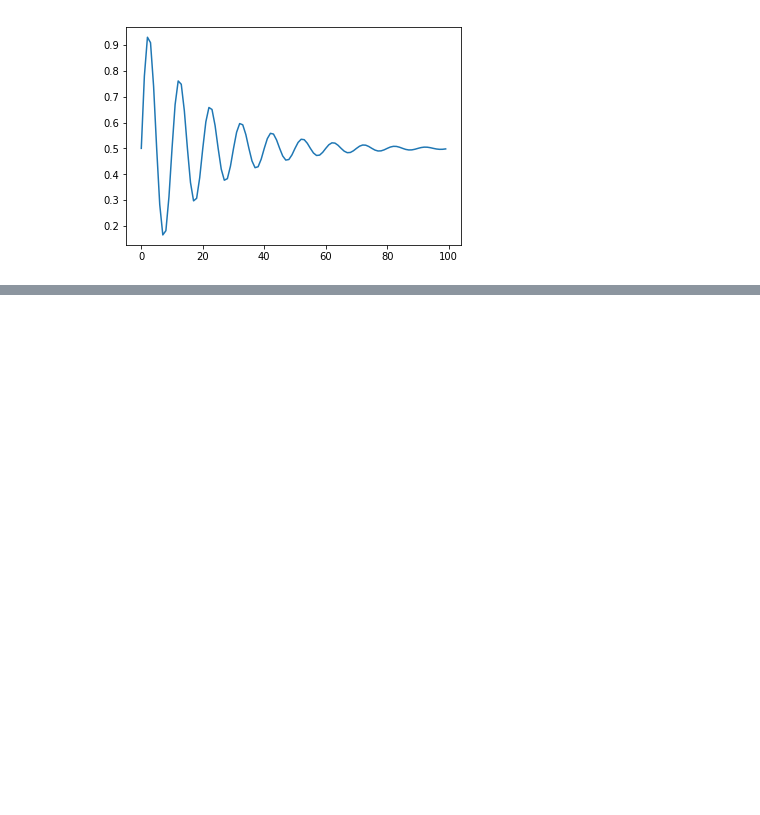
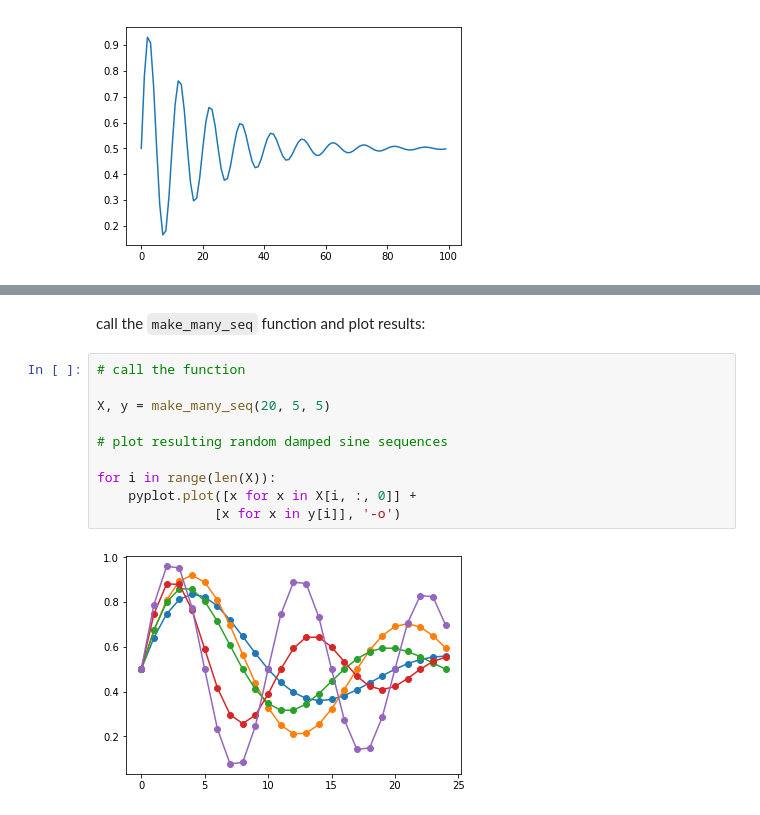
Before and after one commit to IndigenousEngineering/recurrent_neural_nachos, a Jupyter notebook: stacked_LSTM.ipynb, the cells around one changed output, grey strips where cells are left out. Drawn from its saved outputs; the diff is of its cells as text; blank space fills up the shorter version.

Commit message:
pseudorandom sine seq generator

````diff
--- a/stacked_LSTM.ipynb
+++ b/stacked_LSTM.ipynb
@@ -133,0 +196,14 @@ pyplot.plot(damped_seq)
+# %% [markdown]
+call the ```make_many_seq``` function and plot results:
+# %%
+# call the function
+
+X, y = make_many_seq(20, 5, 5)
+
+# plot resulting random damped sine sequences
+
+for i in range(len(X)):
+    pyplot.plot([x for x in X[i, :, 0]] +
+               [x for x in y[i]], '-o')
+# %% [output]
+[figure, added]
````
Also changed, not shown: parts of 3 cells of this notebook.
